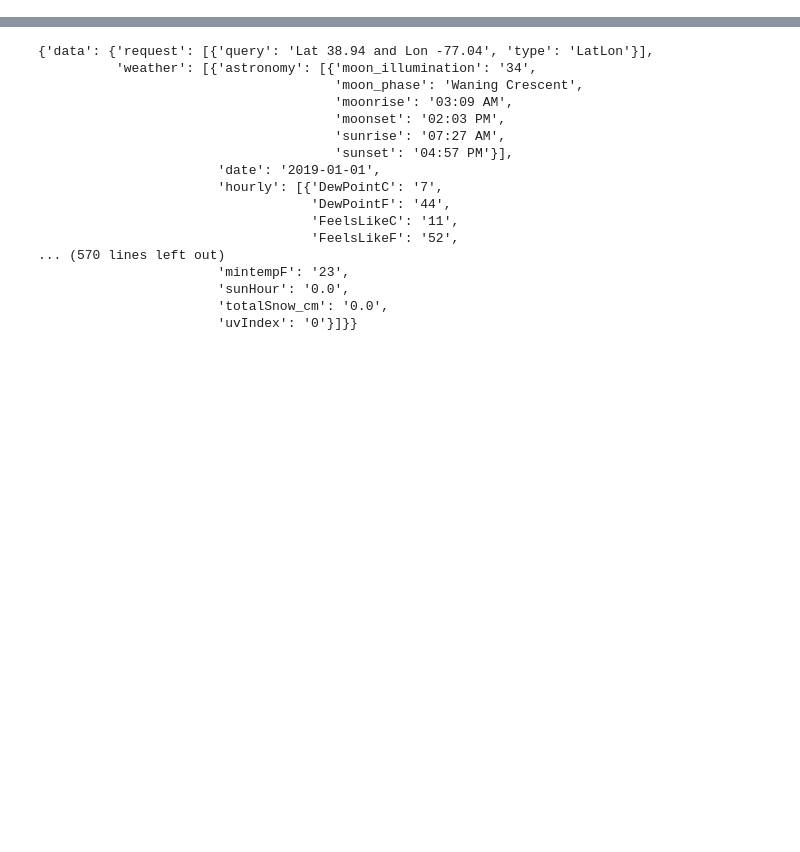
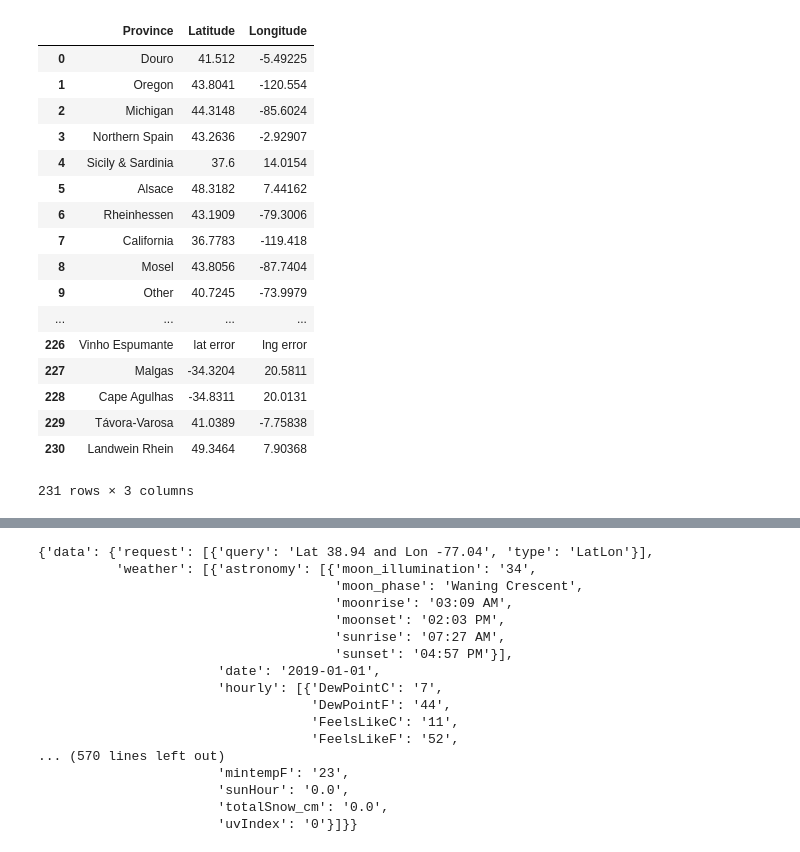
Before and after one commit to r33nava/Project1, a Jupyter notebook: Winery_Geocoding_AW-Clean Data.ipynb, the cells around one changed output, grey strips where cells are left out. Cells and saved outputs as stored; diff of their text form; code cells hidden in the pictures; blank space fills up the shorter version.

```diff
--- a/Winery_Geocoding_AW-Clean Data.ipynb
+++ b/Winery_Geocoding_AW-Clean Data.ipynb
@@ -86,2 +87,26 @@ just_brazil["longitude"] = lng
+# %%
+province_df= pd.DataFrame({"Province" : province,
+                          "Latitude" : lat,
+                          "Longitude" : lng})
+province_df
+# %% [output]
+|  | Province | Latitude | Longitude |
+| 0 | Douro | 41.512 | -5.49225 |
+| 1 | Oregon | 43.8041 | -120.554 |
+| 2 | Michigan | 44.3148 | -85.6024 |
+| 3 | Northern Spain | 43.2636 | -2.92907 |
+| 4 | Sicily & Sardinia | 37.6 | 14.0154 |
+| 5 | Alsace | 48.3182 | 7.44162 |
+| 6 | Rheinhessen | 43.1909 | -79.3006 |
+| 7 | California | 36.7783 | -119.418 |
+| 8 | Mosel | 43.8056 | -87.7404 |
+| 9 | Other | 40.7245 | -73.9979 |
+| ... | ... | ... | ... |
+| 226 | Vinho Espumante | lat error | lng error |
+| 227 | Malgas | -34.3204 | 20.5811 |
+| 228 | Cape Agulhas | -34.8311 | 20.0131 |
+| 229 | Távora-Varosa | 41.0389 | -7.75838 |
+| 230 | Landwein Rhein | 49.3464 | 7.90368 |
+231 rows × 3 columns
 # %%
 # Drop rows without location data
```
Also changed, not shown: parts of 17 cells of this notebook, 1 other file.
